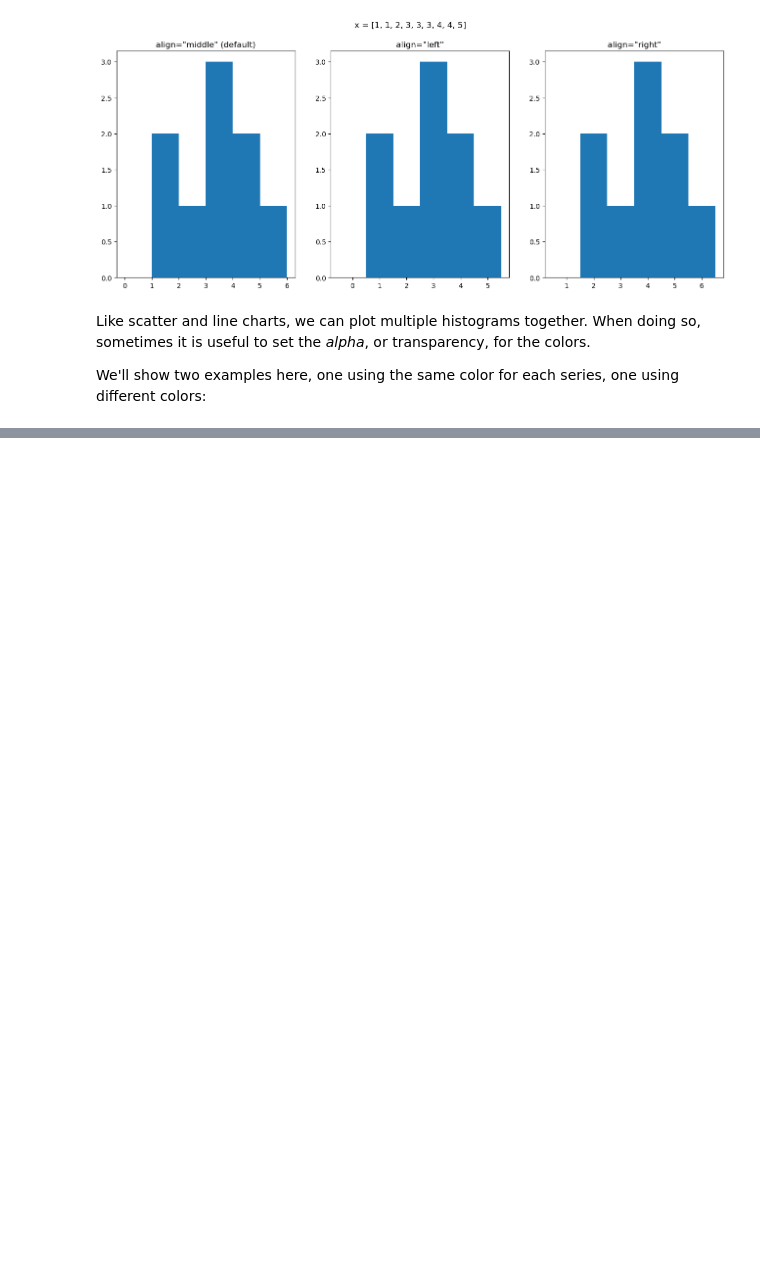
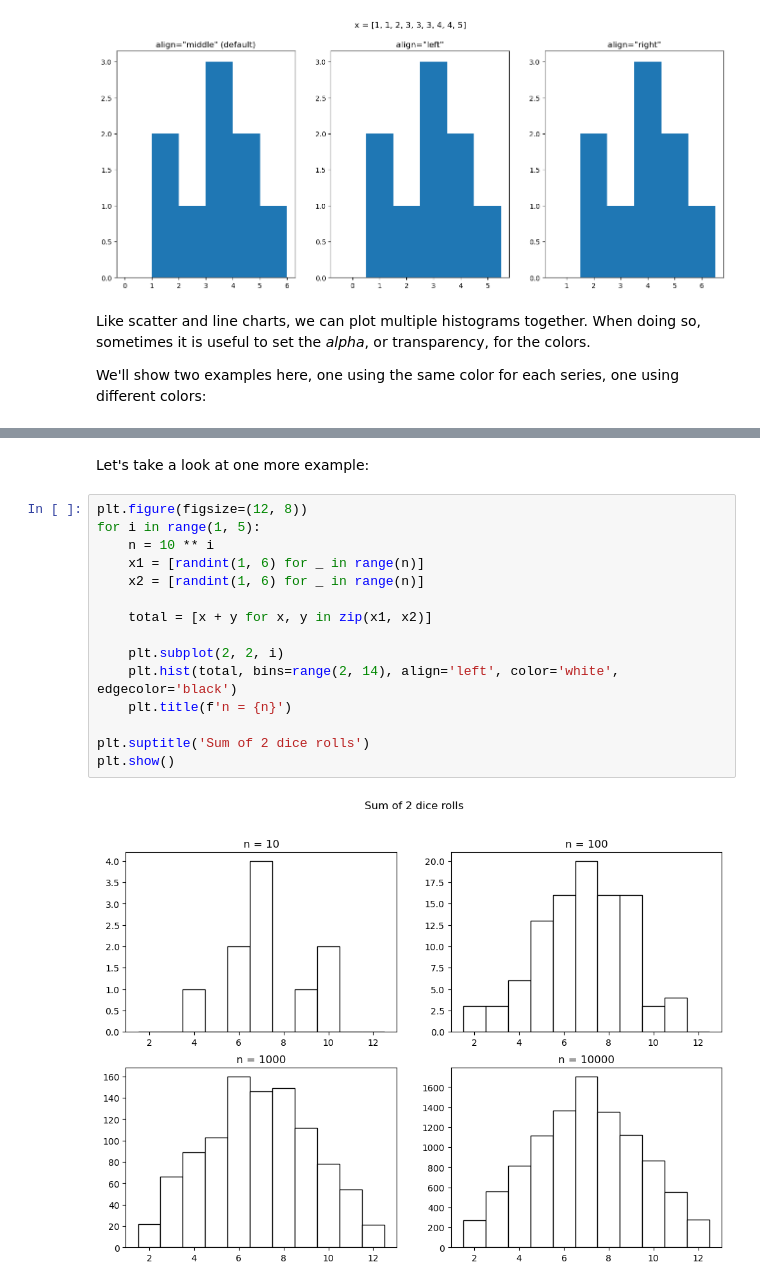
Before and after one commit to RichardAlcabes22/codeup_review, a Jupyter notebook: 3-data_science_libraries/05_matplotlib.ipynb, the cells around one changed output, grey strips where cells are left out. Cells and saved outputs as stored; diff of their text form; blank space fills up the shorter version.

```diff
--- a/3-data_science_libraries/05_matplotlib.ipynb
+++ b/3-data_science_libraries/05_matplotlib.ipynb
@@ -411,0 +435,19 @@ plt.show()
+# %% [markdown]
+Let's take a look at one more example:
+# %%
+plt.figure(figsize=(12, 8))
+for i in range(1, 5):
+    n = 10 ** i
+    x1 = [randint(1, 6) for _ in range(n)]
+    x2 = [randint(1, 6) for _ in range(n)]
+
+    total = [x + y for x, y in zip(x1, x2)]
+
+    plt.subplot(2, 2, i)
+    plt.hist(total, bins=range(2, 14), align='left', color='white', edgecolor='black')
+    plt.title(f'n = {n}')
+
+plt.suptitle('Sum of 2 dice rolls')
+plt.show()
+# %% [output]
+[figure, added]
```
Also changed, not shown: parts of 9 cells of this notebook.
